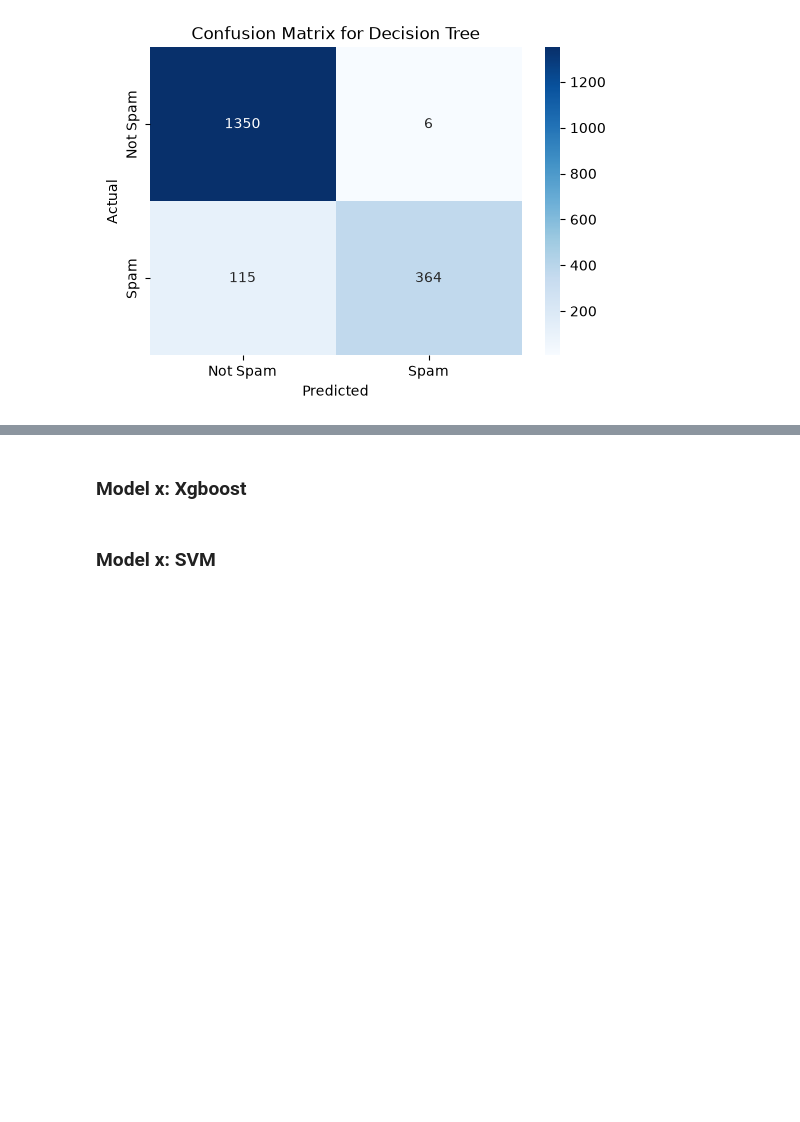
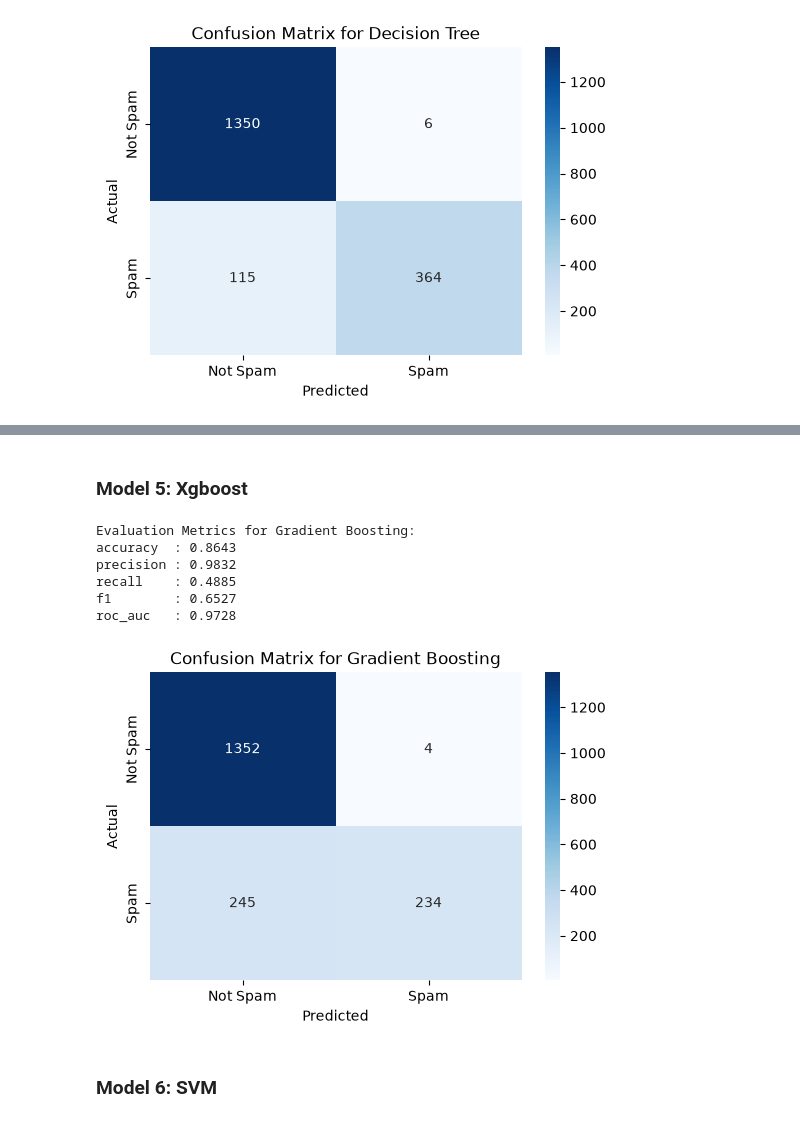
Before and after one commit to shamshertamang/EmailSpamClassifier-Apache, a Jupyter notebook: 03_model_pipeline.ipynb, the cells around one changed output, grey strips where cells are left out. Saved outputs shown, nothing was run; the diff lists cells and outputs as text; code cells hidden in the pictures; blank space fills up the shorter version.

```diff
--- a/03_model_pipeline.ipynb
+++ b/03_model_pipeline.ipynb
@@ -135,4 +160,25 @@ roc_auc   : 0.9949
 # %% [markdown]
-### Model x: Xgboost
+### Model 5: Xgboost
+# %%
+model_name = 'Gradient Boosting'
+gb = GradientBoostingClassifier(random_state=seed)
+gb_pipe = clone(pipe).set_params(
+    classifier=gb
+)
+
+gb_pipe.fit(X_train, y_train)
+pred_gb = gb_pipe.predict(X_test)
+prob_gb = gb_pipe.predict_proba(X_test)[:, 1]
+
+metrics_gb = evaluate_model(name=model_name, y_true=y_test, y_pred=pred_gb, y_prob=prob_gb)
+plot_confusion_matrix(y_true = y_test, y_pred = pred_gb, title=f'Confusion Matrix for {model_name}')
+# %% [output]
+Evaluation Metrics for Gradient Boosting:
+accuracy  : 0.8643
+precision : 0.9832
+recall    : 0.4885
+f1        : 0.6527
+roc_auc   : 0.9728
+[figure, added]
 # %% [markdown]
-### Model x: SVM
+### Model 6: SVM
```
Also changed, not shown: parts of 7 cells of this notebook.
